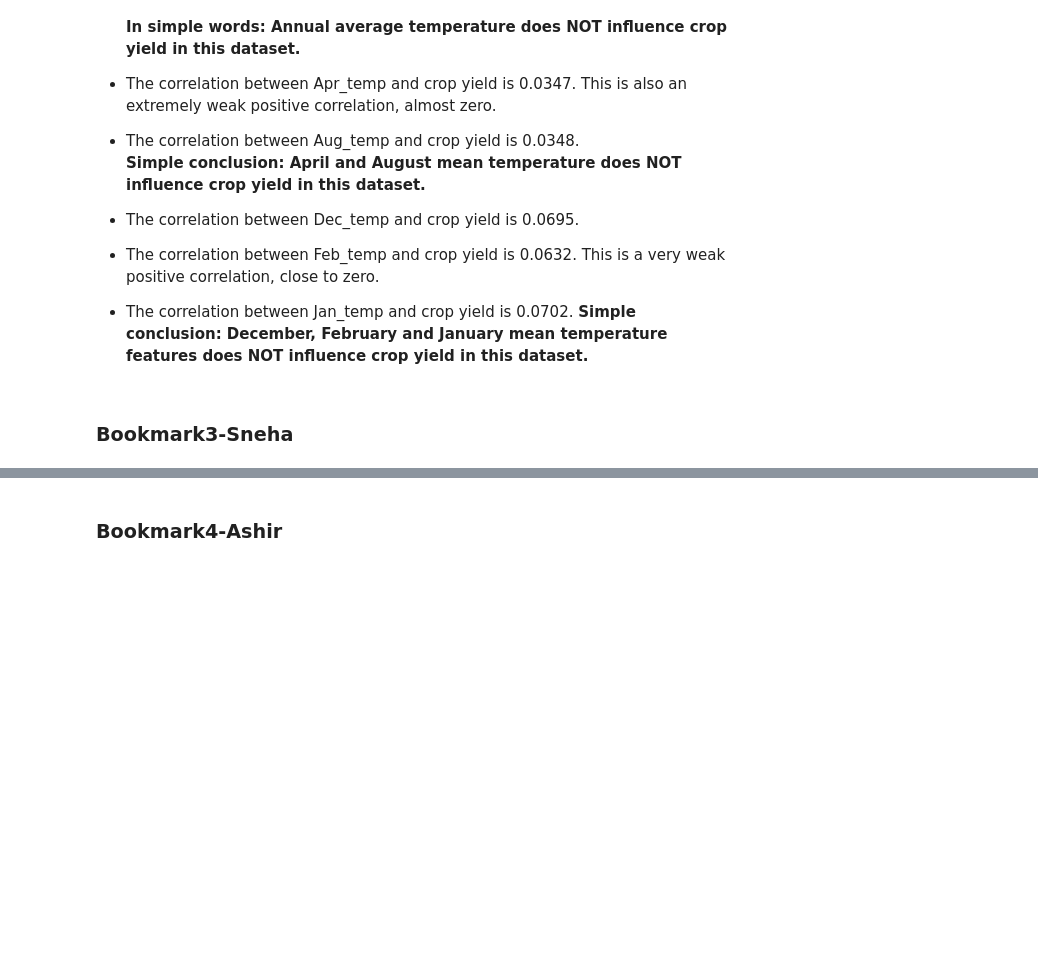
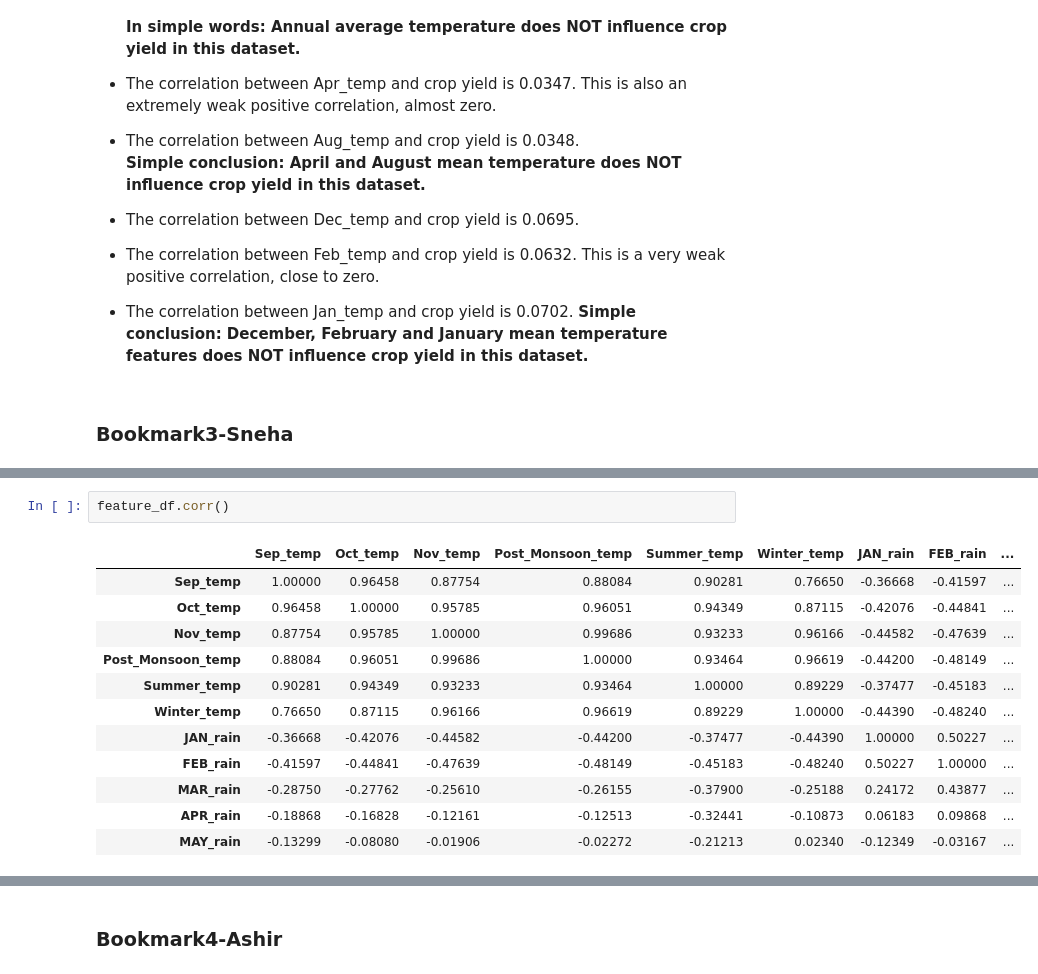
Before and after one commit to ManjuVijayakumar/ICTAK_DSA_FinalProject, a Jupyter notebook: Crop_Yield_prediction_regression_task_feature_analysis.ipynb, the cells around one changed output, grey strips where cells are left out. Drawn from its saved outputs; the diff is of its cells as text; blank space fills up the shorter version.

```diff
--- a/Crop_Yield_prediction_regression_task_feature_analysis.ipynb
+++ b/Crop_Yield_prediction_regression_task_feature_analysis.ipynb
@@ -623,0 +774,15 @@ Correlation Summary
+# %%
+feature_df.corr()
+# %% [output]
+|  | Sep_temp | Oct_temp | Nov_temp | Post_Monsoon_temp | Summer_temp | Winter_temp | JAN_rain | FEB_rain | ... |
+| Sep_temp | 1.00000 | 0.96458 | 0.87754 | 0.88084 | 0.90281 | 0.76650 | -0.36668 | -0.41597 | ... |
+| Oct_temp | 0.96458 | 1.00000 | 0.95785 | 0.96051 | 0.94349 | 0.87115 | -0.42076 | -0.44841 | ... |
+| Nov_temp | 0.87754 | 0.95785 | 1.00000 | 0.99686 | 0.93233 | 0.96166 | -0.44582 | -0.47639 | ... |
+| Post_Monsoon_temp | 0.88084 | 0.96051 | 0.99686 | 1.00000 | 0.93464 | 0.96619 | -0.44200 | -0.48149 | ... |
+| Summer_temp | 0.90281 | 0.94349 | 0.93233 | 0.93464 | 1.00000 | 0.89229 | -0.37477 | -0.45183 | ... |
+| Winter_temp | 0.76650 | 0.87115 | 0.96166 | 0.96619 | 0.89229 | 1.00000 | -0.44390 | -0.48240 | ... |
+| JAN_rain | -0.36668 | -0.42076 | -0.44582 | -0.44200 | -0.37477 | -0.44390 | 1.00000 | 0.50227 | ... |
+| FEB_rain | -0.41597 | -0.44841 | -0.47639 | -0.48149 | -0.45183 | -0.48240 | 0.50227 | 1.00000 | ... |
+| MAR_rain | -0.28750 | -0.27762 | -0.25610 | -0.26155 | -0.37900 | -0.25188 | 0.24172 | 0.43877 | ... |
+| APR_rain | -0.18868 | -0.16828 | -0.12161 | -0.12513 | -0.32441 | -0.10873 | 0.06183 | 0.09868 | ... |
+| MAY_rain | -0.13299 | -0.08080 | -0.01906 | -0.02272 | -0.21213 | 0.02340 | -0.12349 | -0.03167 | ... |
```
Also changed, not shown: parts of 17 cells of this notebook.
